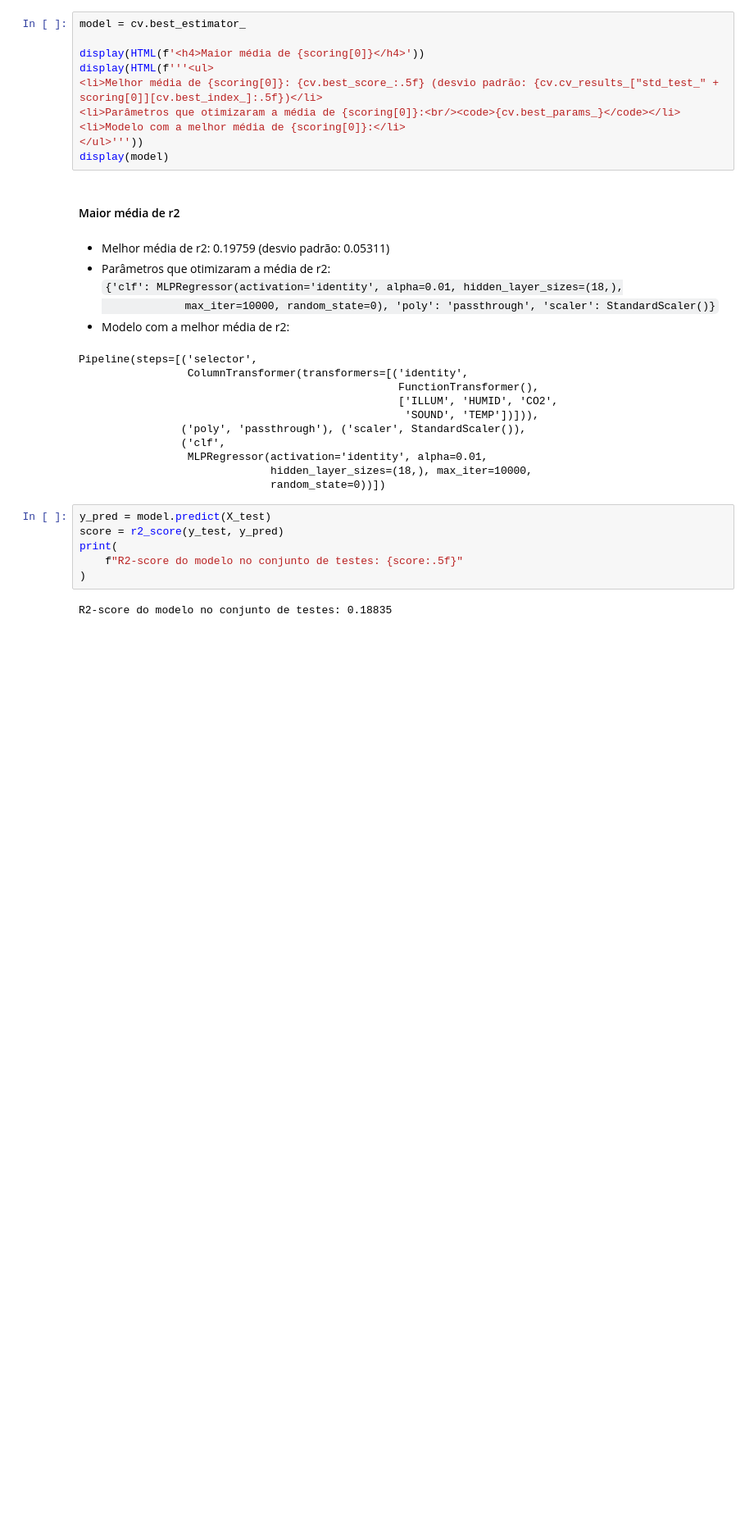
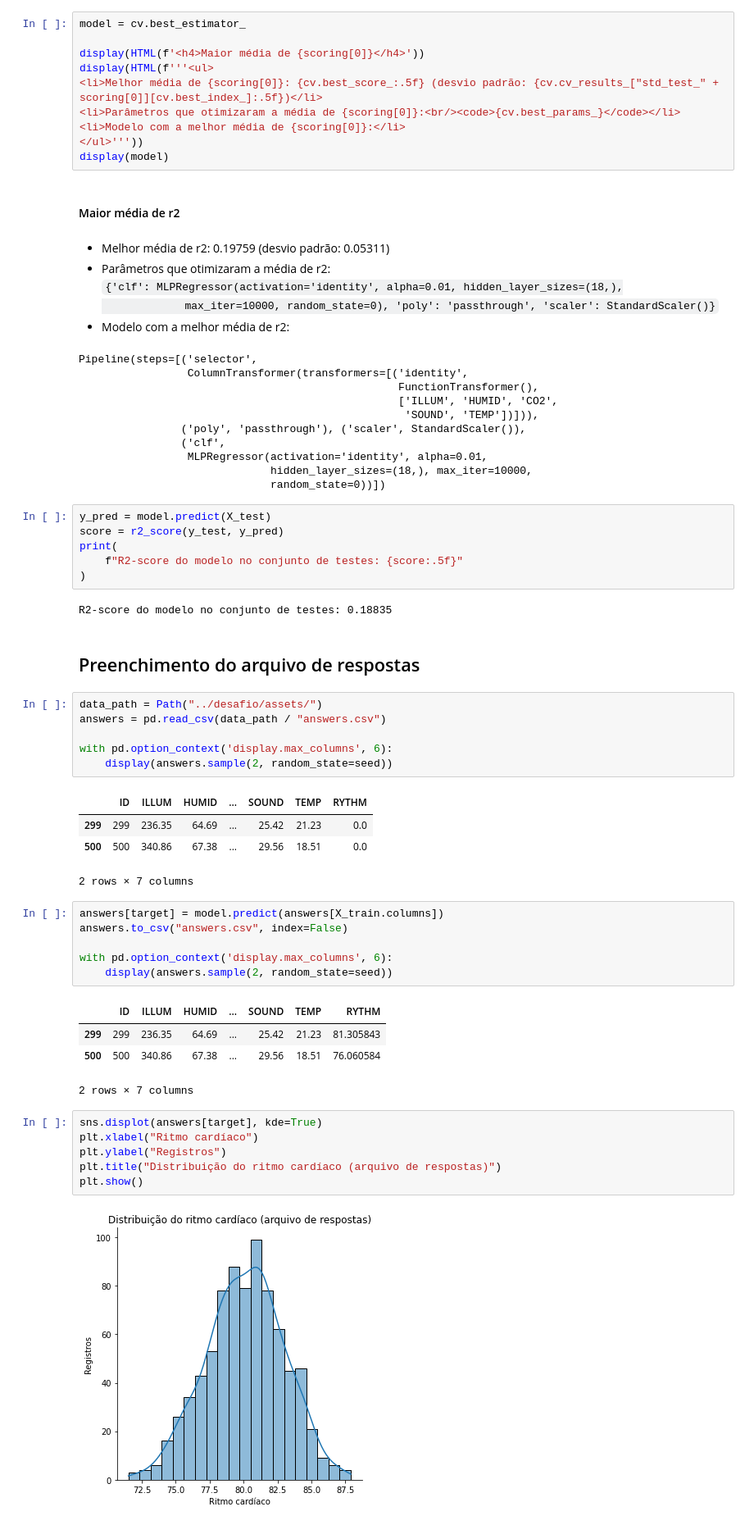
Before and after one commit to he7d3r/maratona-behind-the-code-2021, a Jupyter notebook: 2-quanam/solução/notebook.ipynb, the cells around one changed output. Shown: that part at 82% size. Drawn from its saved outputs; the diff is of its cells as text; blank space fills up the shorter version.

Commit message:
Fill answer.csv and update readme

```diff
--- a/2-quanam/solução/notebook.ipynb
+++ b/2-quanam/solução/notebook.ipynb
@@ -355,3 +356,35 @@ print(
 )
 # %% [output]
 R2-score do modelo no conjunto de testes: 0.18835
+# %% [markdown]
+## Preenchimento do arquivo de respostas
+# %%
+data_path = Path("../desafio/assets/")
+answers = pd.read_csv(data_path / "answers.csv")
+
+with pd.option_context('display.max_columns', 6):
+    display(answers.sample(2, random_state=seed))
+# %% [output]
+|  | ID | ILLUM | HUMID | ... | SOUND | TEMP | RYTHM |
+| 299 | 299 | 236.35 | 64.69 | ... | 25.42 | 21.23 | 0.0 |
+| 500 | 500 | 340.86 | 67.38 | ... | 29.56 | 18.51 | 0.0 |
+2 rows × 7 columns
+# %%
+answers[target] = model.predict(answers[X_train.columns])
+answers.to_csv("answers.csv", index=False)
+
+with pd.option_context('display.max_columns', 6):
+    display(answers.sample(2, random_state=seed))
+# %% [output]
+|  | ID | ILLUM | HUMID | ... | SOUND | TEMP | RYTHM |
+| 299 | 299 | 236.35 | 64.69 | ... | 25.42 | 21.23 | 81.305843 |
+| 500 | 500 | 340.86 | 67.38 | ... | 29.56 | 18.51 | 76.060584 |
+2 rows × 7 columns
+# %%
+sns.displot(answers[target], kde=True)
+plt.xlabel("Ritmo cardíaco")
+plt.ylabel("Registros")
+plt.title("Distribuição do ritmo cardíaco (arquivo de respostas)")
+plt.show()
+# %% [output]
+[figure, added]
```
Also changed, not shown: parts of 4 cells of this notebook, 2 other files.
